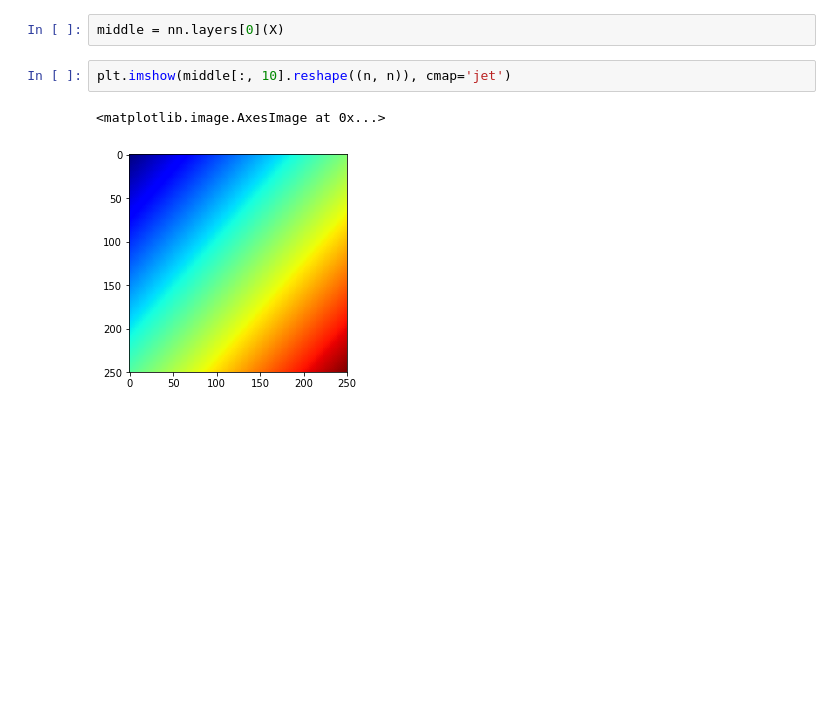
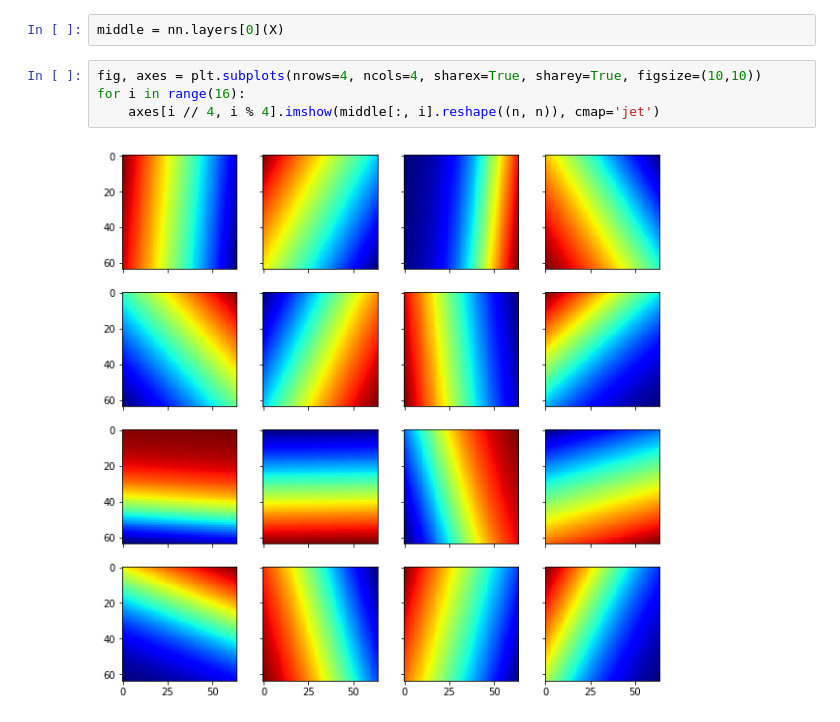
Before and after one commit to Painguin/painguin_nn, a Jupyter notebook: my_first_nn.ipynb, the cells around one changed output. Saved outputs shown, nothing was run; the diff lists cells and outputs as text; blank space fills up the shorter version.

```diff
--- a/my_first_nn.ipynb
+++ b/my_first_nn.ipynb
@@ -35,7 +36,8 @@ plt.scatter(z, pred)
 # %%
 middle = nn.layers[0](X)
-# %%
-plt.imshow(middle[:, 10].reshape((n, n)), cmap='jet')
-# %% [output]
-<matplotlib.image.AxesImage at 0x...>
-[figure, removed]
+# %%
+fig, axes = plt.subplots(nrows=4, ncols=4, sharex=True, sharey=True, figsize=(10,10))
+for i in range(16):
+    axes[i // 4, i % 4].imshow(middle[:, i].reshape((n, n)), cmap='jet')
+# %% [output]
+[figure, added]
```
Also changed, not shown: parts of 7 cells of this notebook.
